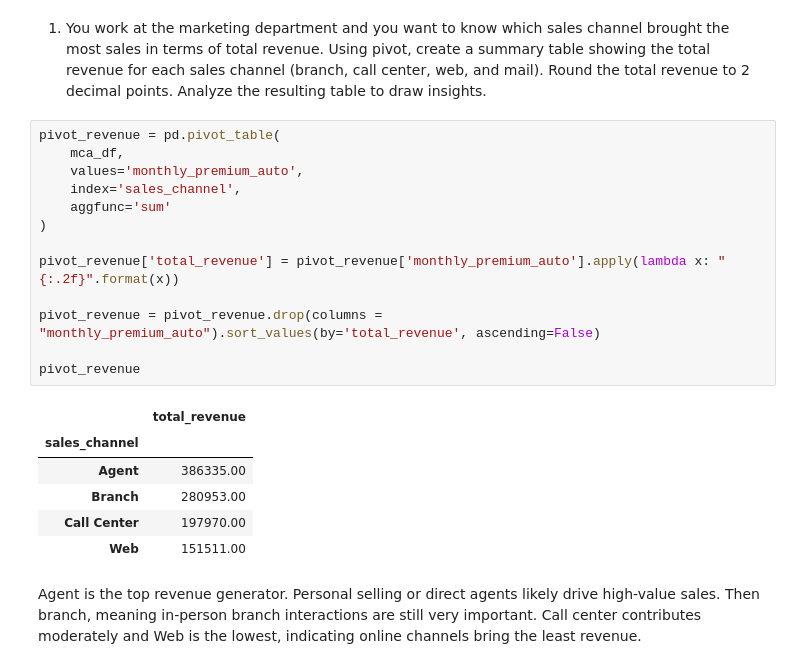
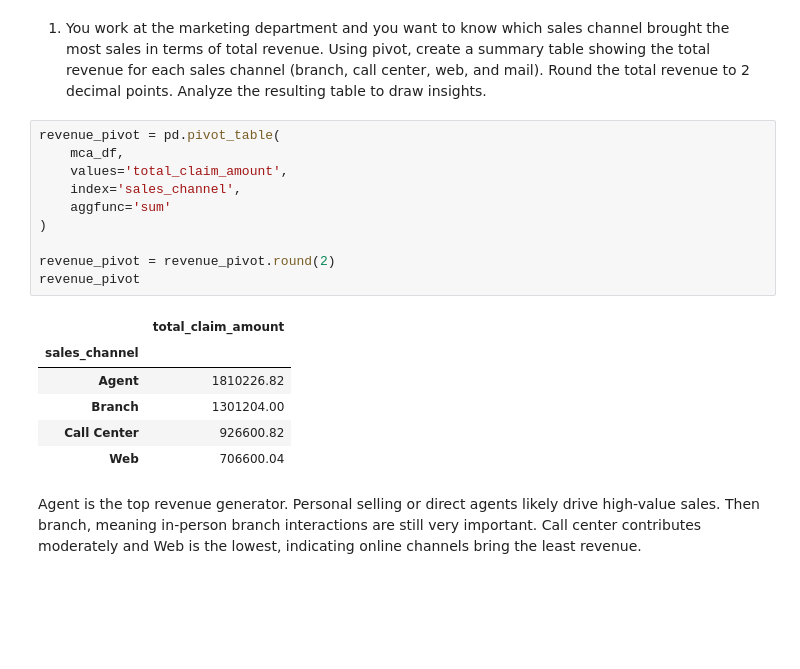
Before and after one commit to franciscandradegit/lab-dw-data-structuring-and-combining, a Jupyter notebook: lab-dw-data-structuring-and-combining.ipynb, the cells around one changed output. Cells and saved outputs as stored; diff of their text form; blank space fills up the shorter version.

```diff
--- a/lab-dw-data-structuring-and-combining.ipynb
+++ b/lab-dw-data-structuring-and-combining.ipynb
@@ -300,25 +300,22 @@ dtype: int64
 1. You work at the marketing department and you want to know which sales channel brought the most sales in terms of total revenue. Using pivot, create a summary table showing the total revenue for each sales channel (branch, call center, web, and mail).
 Round the total revenue to 2 decimal points.  Analyze the resulting table to draw insights.
 # %%
-pivot_revenue = pd.pivot_table(
+revenue_pivot = pd.pivot_table(
     mca_df,
-    values='monthly_premium_auto',
+    values='total_claim_amount',
     index='sales_channel',
     aggfunc='sum'
 )
 
-pivot_revenue['total_revenue'] = pivot_revenue['monthly_premium_auto'].apply(lambda x: "{:.2f}".format(x))
-
-pivot_revenue = pivot_revenue.drop(columns = "monthly_premium_auto").sort_values(by='total_revenue', ascending=False)
-
-pivot_revenue
+revenue_pivot = revenue_pivot.round(2)
+revenue_pivot
 # %% [output]
-|  | total_revenue |
+|  | total_claim_amount |
 | sales_channel |  |
-| Agent | 386335.00 |
-| Branch | 280953.00 |
-| Call Center | 197970.00 |
-| Web | 151511.00 |
+| Agent | 1810226.82 |
+| Branch | 1301204.00 |
+| Call Center | 926600.82 |
+| Web | 706600.04 |
 # %% [markdown]
 Agent is the top revenue generator. Personal selling or direct agents likely drive high-value sales. Then branch, meaning in-person branch interactions are still very important. Call center contributes moderately and Web is the lowest, indicating online channels bring the least revenue.
 # %% [markdown]
```
Also changed, not shown: parts of 1 cell of this notebook.
